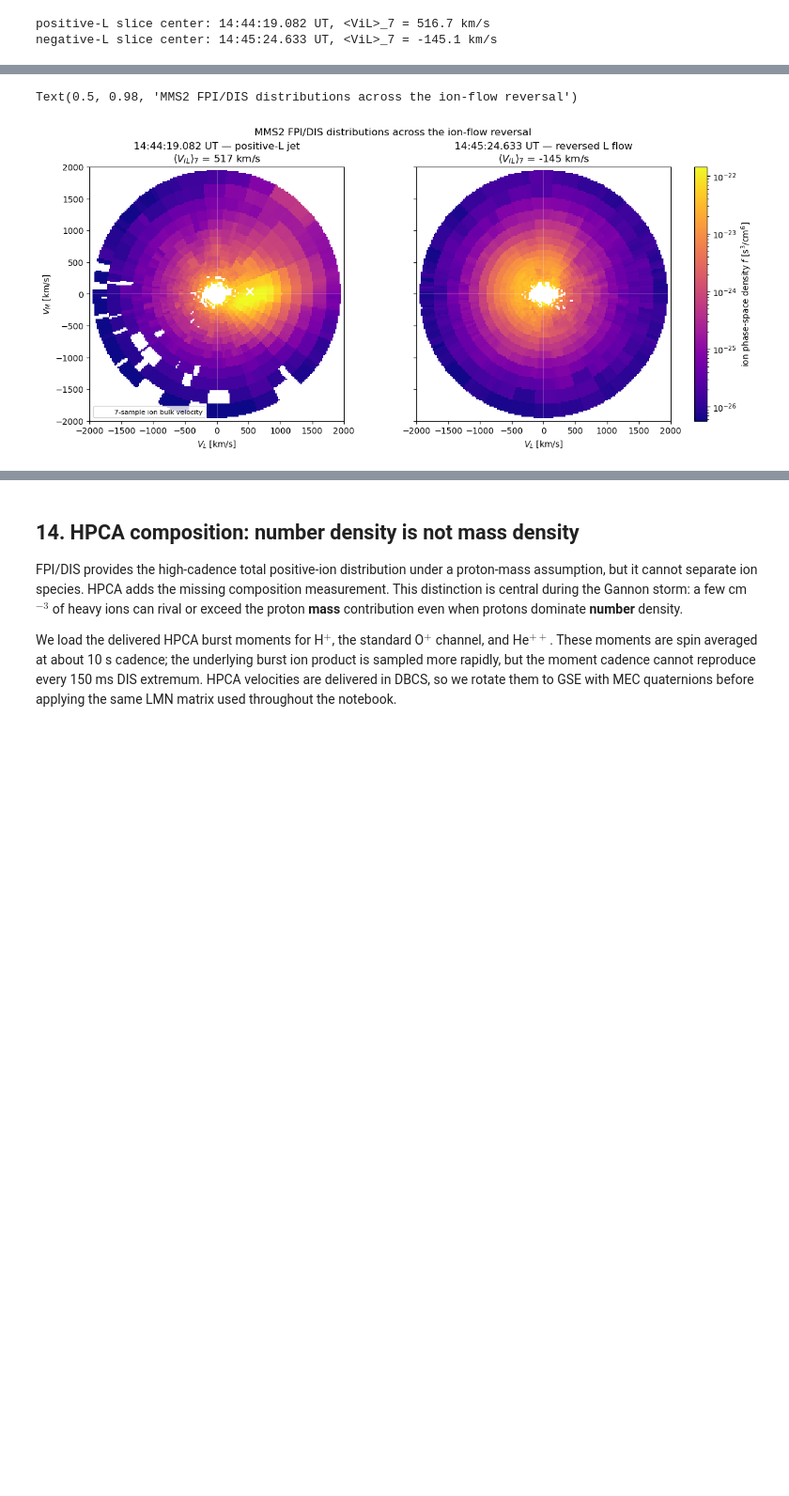
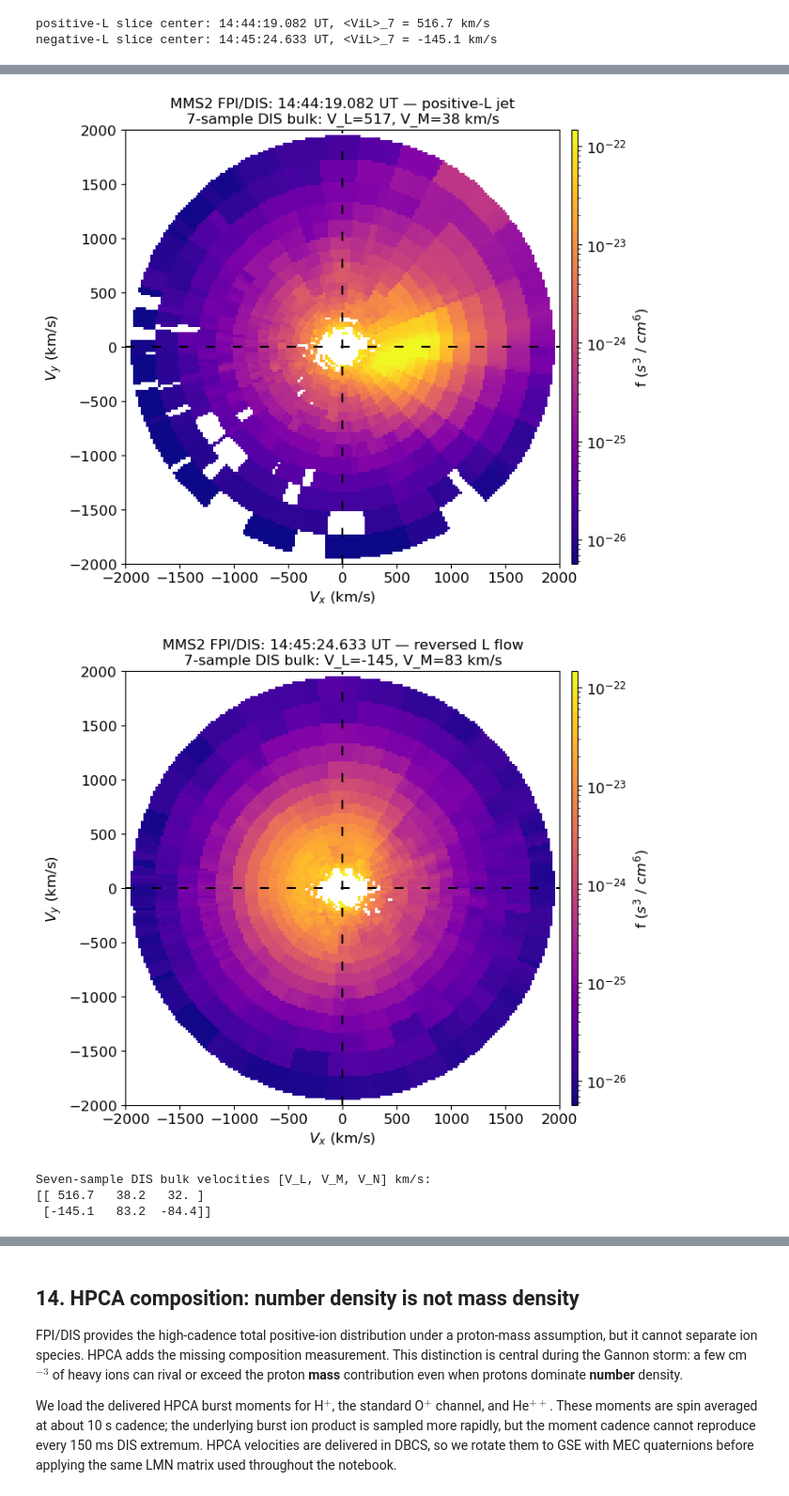
Before and after one commit to spedas/pyspedas_examples, a Jupyter notebook: pyspedas_examples/notebooks/pyhc_winter_school_2027/mms_gannon_dayside_reconnection.ipynb, the cells around one changed output, grey strips where cells are left out. Shown at 94% size. Saved outputs shown, nothing was run; the diff lists cells and outputs as text; code cells hidden in the pictures; blank space fills up the shorter version.

Commit message:
Replaced low level matplotlib calls with slice2d_plot

```diff
--- a/pyspedas_examples/notebooks/pyhc_winter_school_2027/mms_gannon_dayside_reconnection.ipynb
+++ b/pyspedas_examples/notebooks/pyhc_winter_school_2027/mms_gannon_dayside_reconnection.ipynb
@@ -1424,47 +1424,45 @@ for label, center in zip(["plus", "minus"], slice_centers):
 # %%
 positive_values = np.concatenate([
     result["data"][np.isfinite(result["data"]) & (result["data"] > 0)]
     for result in slice_results
 ])
 color_max = np.nanpercentile(positive_values, 99.8)
 color_min = max(np.nanpercentile(positive_values, 2), color_max * 1e-5)
-slice_norm = LogNorm(vmin=color_min, vmax=color_max)
+shared_zrange = [color_min, color_max]
 
-fig, axes = plt.subplots(
-    1, 2, figsize=(12, 5.4), sharex=True, sharey=True,
-    constrained_layout=True,
-)
-meshes = []
-for ax, result, center, descriptor in zip(
-    axes, slice_results, slice_centers,
+slice_bulk_lmn = []
+for result, center, descriptor in zip(
+    slice_results, slice_centers,
     ["positive-L jet", "reversed L flow"],
 ):
-    mesh = ax.pcolormesh(
-        result["xgrid"], result["ygrid"], result["data"].T,
-        shading="auto", cmap="plasma", norm=slice_norm,
-    )
-    meshes.append(mesh)
     nearest = np.argsort(np.abs(ion_velocity_data.times - center))[:7]
     bulk_lmn = np.nanmean(ion_velocity_lmn[nearest], axis=0)
-    ax.plot(bulk_lmn[0], bulk_lmn[1], marker="x", ms=9, mew=2,
-            color="white", label="7-sample ion bulk velocity")
-    ax.axhline(0, color="white", alpha=0.35, lw=0.6)
-    ax.axvline(0, color="white", alpha=0.35, lw=0.6)
-    ax.set_xlim(-2000, 2000)
-    ax.set_ylim(-2000, 2000)
-    ax.set_aspect("equal")
-    stamp = datetime.fromtimestamp(center, tz=timezone.utc).strftime("%H:%M:%S.%f")[:-3]
-    ax.set_title(f"{stamp} UT — {descriptor}\n"
-                 rf"$\langle V_{{iL}}\rangle_7$ = {bulk_lmn[0]:.0f} km/s")
-    ax.set_xlabel(r"$V_L$ [km/s]")
-axes[0].set_ylabel(r"$V_M$ [km/s]")
-axes[0].legend(loc="lower left", fontsize=8)
-fig.colorbar(
-    meshes[-1], ax=axes, pad=0.02,
-    label=r"ion phase-space density $f$ [s$^3$/cm$^6$]",
-)
-fig.suptitle("MMS2 FPI/DIS distributions across the ion-flow reversal")
+    slice_bulk_lmn.append(bulk_lmn)
+    stamp = datetime.fromtimestamp(
+        center, tz=timezone.utc
+    ).strftime("%H:%M:%S.%f")[:-3]
+    title = (
+        f"MMS2 FPI/DIS: {stamp} UT — {descriptor}\n"
+        f"7-sample DIS bulk: V_L={bulk_lmn[0]:.0f}, "
+        f"V_M={bulk_lmn[1]:.0f} km/s"
+    )
+    pyspedas.slice2d_plot(
+        result,
+        xrange=[-2000, 2000],
+        yrange=[-2000, 2000],
+        zrange=shared_zrange,
+        colormap="plasma",
+        plotsize=7,
+        title=title,
+    )
+
+slice_bulk_lmn = np.asarray(slice_bulk_lmn)
+print("Seven-sample DIS bulk velocities [V_L, V_M, V_N] km/s:")
+print(np.array2string(slice_bulk_lmn, precision=1))
 # %% [output]
+[figure, new version]
+[figure, added]
-Text(0.5, 0.98, 'MMS2 FPI/DIS distributions across the ion-flow reversal')
+Seven-sample DIS bulk velocities [V_L, V_M, V_N] km/s:
+[[ 516.7   38.2   32. ]
+ [-145.1   83.2  -84.4]]
-[figure, old version]
 # %% [markdown]
```
Also changed, not shown: parts of 15 cells of this notebook.
